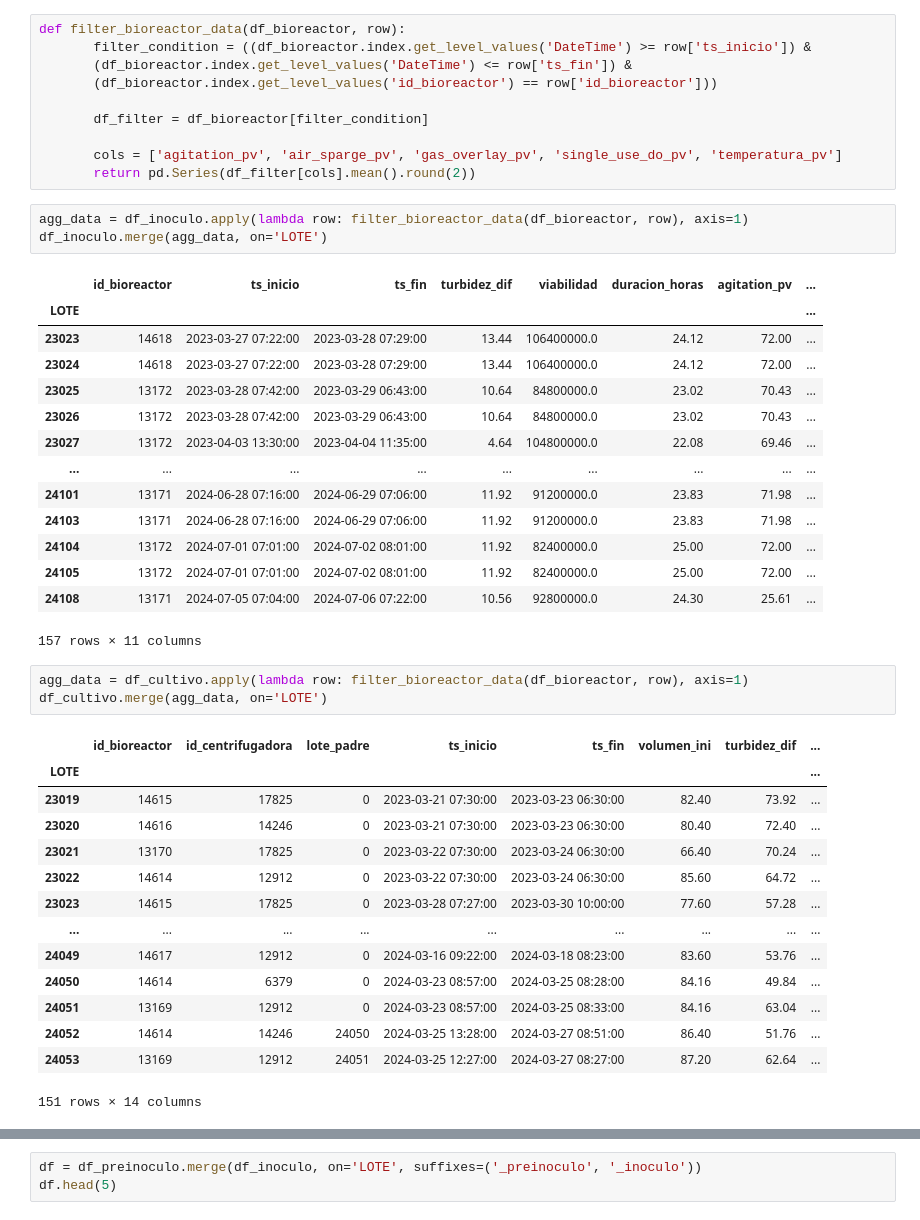
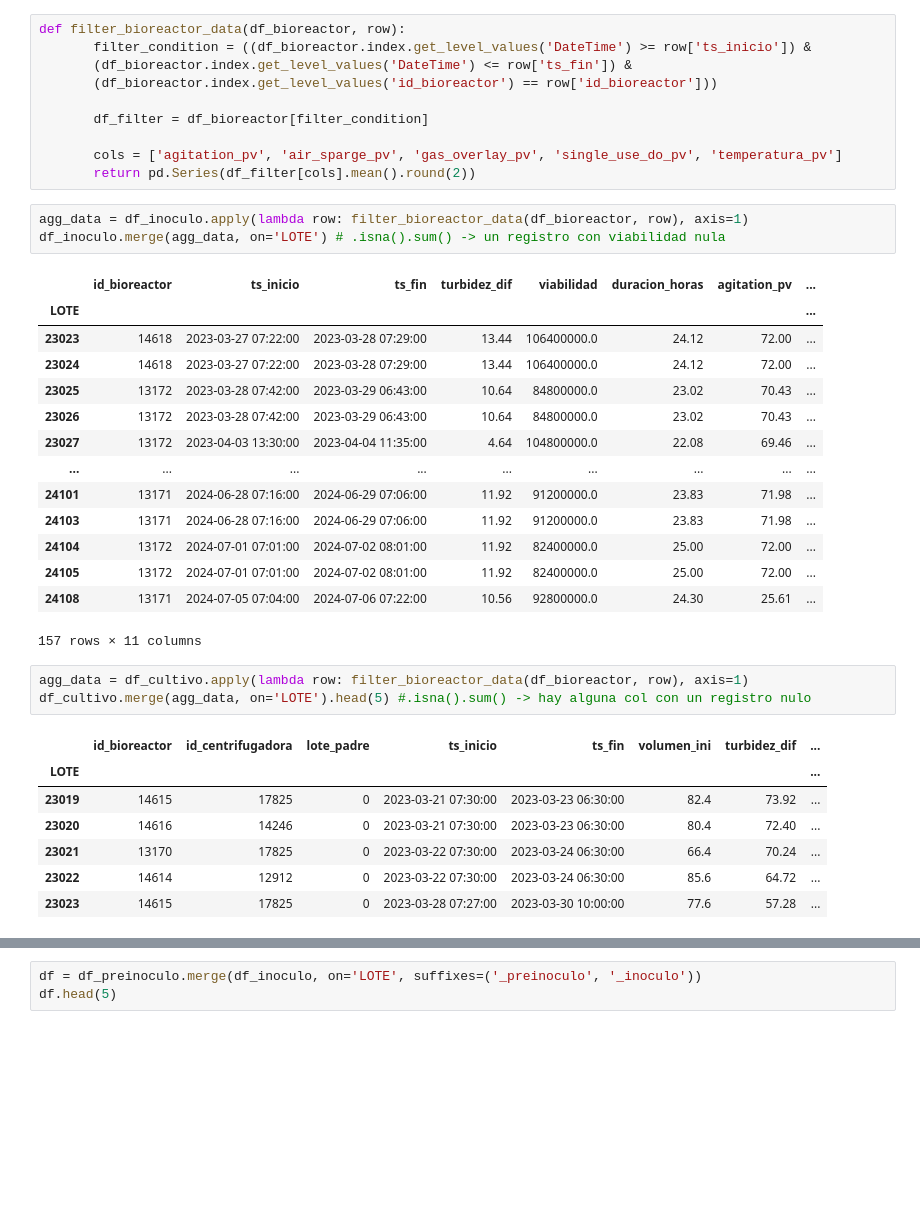
Before and after one commit to nikodyulger/datathon-los-forajidos, a Jupyter notebook: prediccion.ipynb, the cells around one changed output, grey strips where cells are left out. Drawn from its saved outputs; the diff is of its cells as text; blank space fills up the shorter version.

```diff
--- a/prediccion.ipynb
+++ b/prediccion.ipynb
@@ -407,7 +407,7 @@ def filter_bioreactor_data(df_bioreactor, row):
        return pd.Series(df_filter[cols].mean().round(2))
 # %%
 agg_data = df_inoculo.apply(lambda row: filter_bioreactor_data(df_bioreactor, row), axis=1)
-df_inoculo.merge(agg_data, on='LOTE')
+df_inoculo.merge(agg_data, on='LOTE') # .isna().sum() -> un registro con viabilidad nula
 # %% [output]
 |  | id_bioreactor | ts_inicio | ts_fin | turbidez_dif | viabilidad | duracion_horas | agitation_pv | ... |
 | LOTE |  |  |  |  |  |  |  | ... |
@@ -425,19 +425,12 @@ df_inoculo.merge(agg_data, on='LOTE')
 157 rows × 11 columns
 # %%
 agg_data = df_cultivo.apply(lambda row: filter_bioreactor_data(df_bioreactor, row), axis=1)
-df_cultivo.merge(agg_data, on='LOTE')
+df_cultivo.merge(agg_data, on='LOTE').head(5) #.isna().sum() -> hay alguna col con un registro nulo
 # %% [output]
 |  | id_bioreactor | id_centrifugadora | lote_padre | ts_inicio | ts_fin | volumen_ini | turbidez_dif | ... |
 | LOTE |  |  |  |  |  |  |  | ... |
-| 23019 | 14615 | 17825 | 0 | 2023-03-21 07:30:00 | 2023-03-23 06:30:00 | 82.40 | 73.92 | ... |
-| 23020 | 14616 | 14246 | 0 | 2023-03-21 07:30:00 | 2023-03-23 06:30:00 | 80.40 | 72.40 | ... |
-| 23021 | 13170 | 17825 | 0 | 2023-03-22 07:30:00 | 2023-03-24 06:30:00 | 66.40 | 70.24 | ... |
-| 23022 | 14614 | 12912 | 0 | 2023-03-22 07:30:00 | 2023-03-24 06:30:00 | 85.60 | 64.72 | ... |
-| 23023 | 14615 | 17825 | 0 | 2023-03-28 07:27:00 | 2023-03-30 10:00:00 | 77.60 | 57.28 | ... |
-| ... | ... | ... | ... | ... | ... | ... | ... | ... |
-| 24049 | 14617 | 12912 | 0 | 2024-03-16 09:22:00 | 2024-03-18 08:23:00 | 83.60 | 53.76 | ... |
-| 24050 | 14614 | 6379 | 0 | 2024-03-23 08:57:00 | 2024-03-25 08:28:00 | 84.16 | 49.84 | ... |
-| 24051 | 13169 | 12912 | 0 | 2024-03-23 08:57:00 | 2024-03-25 08:33:00 | 84.16 | 63.04 | ... |
-| 24052 | 14614 | 14246 | 24050 | 2024-03-25 13:28:00 | 2024-03-27 08:51:00 | 86.40 | 51.76 | ... |
-| 24053 | 13169 | 12912 | 24051 | 2024-03-25 12:27:00 | 2024-03-27 08:27:00 | 87.20 | 62.64 | ... |
+| 23019 | 14615 | 17825 | 0 | 2023-03-21 07:30:00 | 2023-03-23 06:30:00 | 82.4 | 73.92 | ... |
+| 23020 | 14616 | 14246 | 0 | 2023-03-21 07:30:00 | 2023-03-23 06:30:00 | 80.4 | 72.40 | ... |
+| 23021 | 13170 | 17825 | 0 | 2023-03-22 07:30:00 | 2023-03-24 06:30:00 | 66.4 | 70.24 | ... |
+| 23022 | 14614 | 12912 | 0 | 2023-03-22 07:30:00 | 2023-03-24 06:30:00 | 85.6 | 64.72 | ... |
+| 23023 | 14615 | 17825 | 0 | 2023-03-28 07:27:00 | 2023-03-30 10:00:00 | 77.6 | 57.28 | ... |
-151 rows × 14 columns
```
Also changed, not shown: parts of 4 cells of this notebook.
